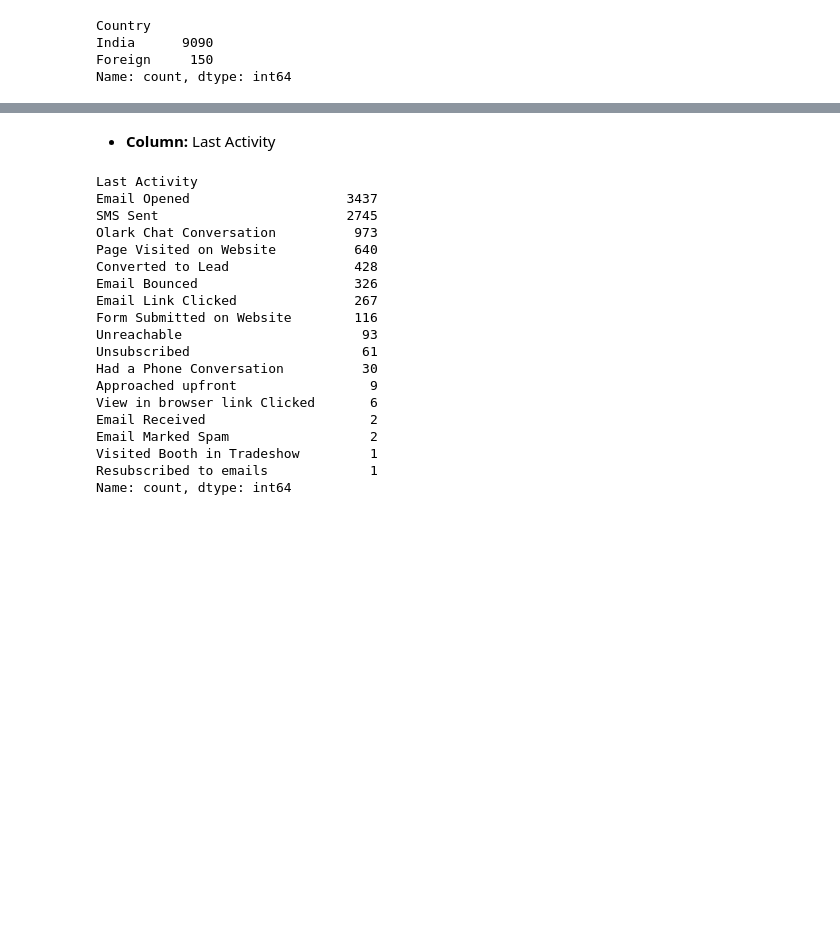
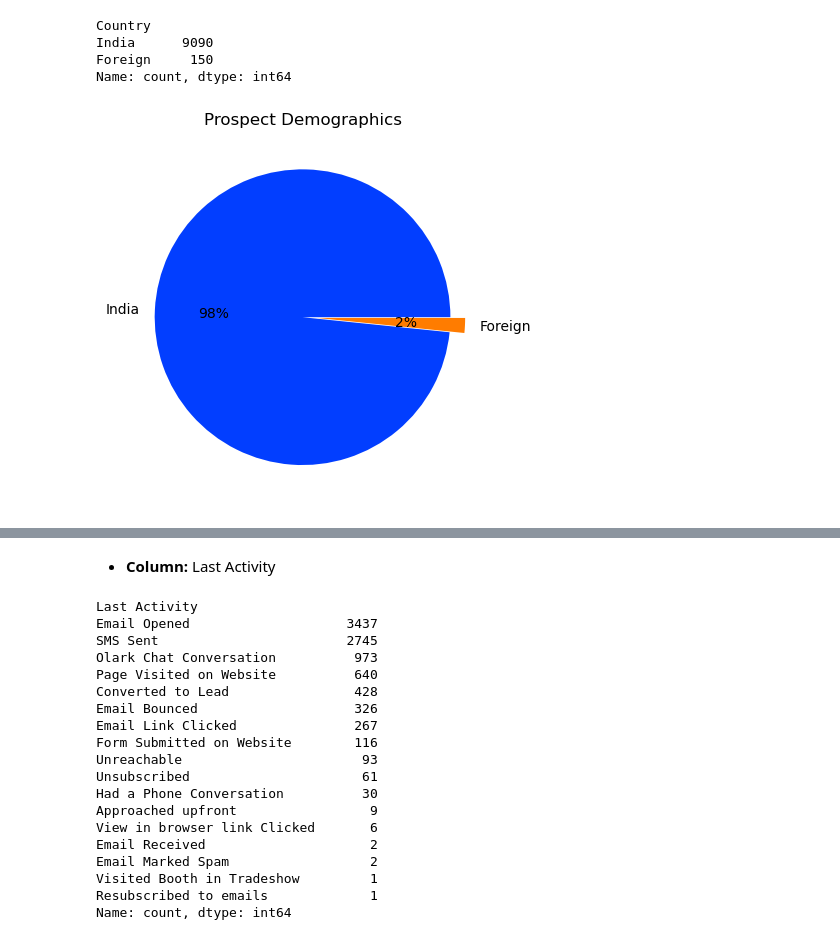
Before and after one commit to jshivani123/Lead-Scoring-Assignment, a Jupyter notebook: Lead Scoring Assignment.ipynb, the cells around one changed output, grey strips where cells are left out. Drawn from its saved outputs; the diff is of its cells as text; code cells hidden in the pictures; blank space fills up the shorter version.

```diff
--- a/Lead Scoring Assignment.ipynb
+++ b/Lead Scoring Assignment.ipynb
@@ -225,3 +225,17 @@ Country
 India      9090
 Foreign     150
 Name: count, dtype: int64
+# %%
+# declaring exploding pie
+explode = [0, 0.1]
+# define Seaborn color palette to use
+palette_color = sns.color_palette('bright')
+
+# plotting data on chart
+plt.pie(df['Country'].value_counts(),labels=["India","Foreign"] ,colors=palette_color, explode=explode,
+        autopct='%.0f%%')
+plt.title('Prospect Demographics')
+# displaying chart
+plt.show()
+# %% [output]
+[figure, added]
```
Also changed, not shown: parts of 34 cells of this notebook, 1 other file.
